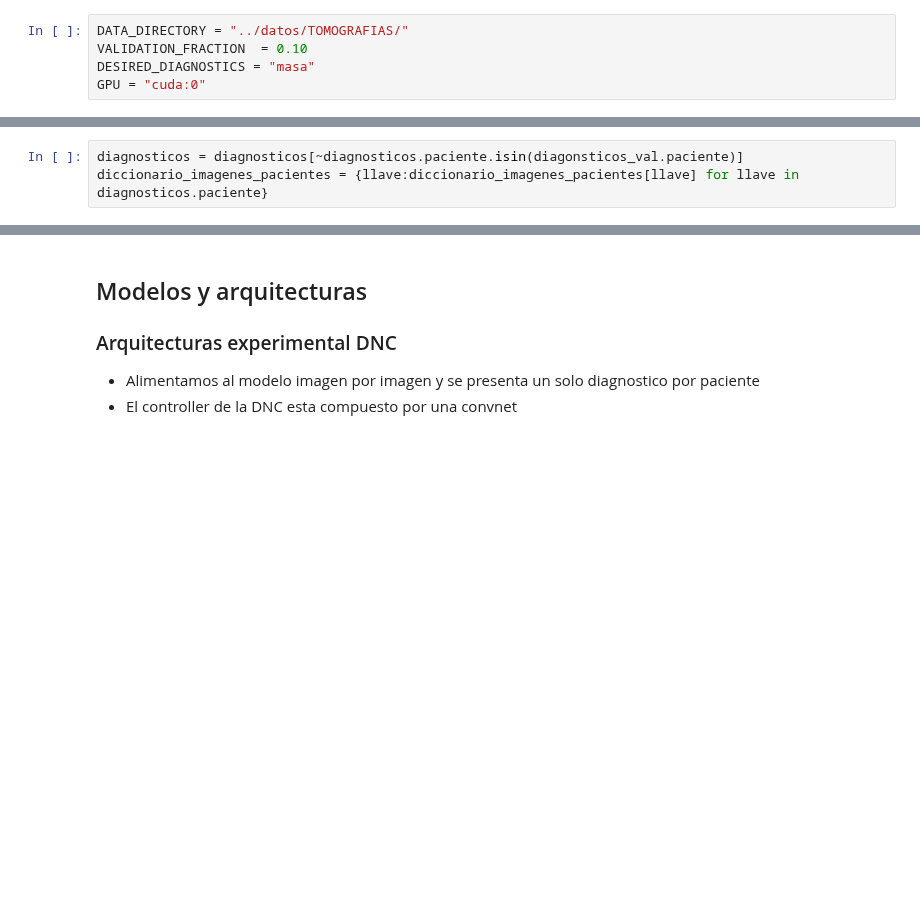
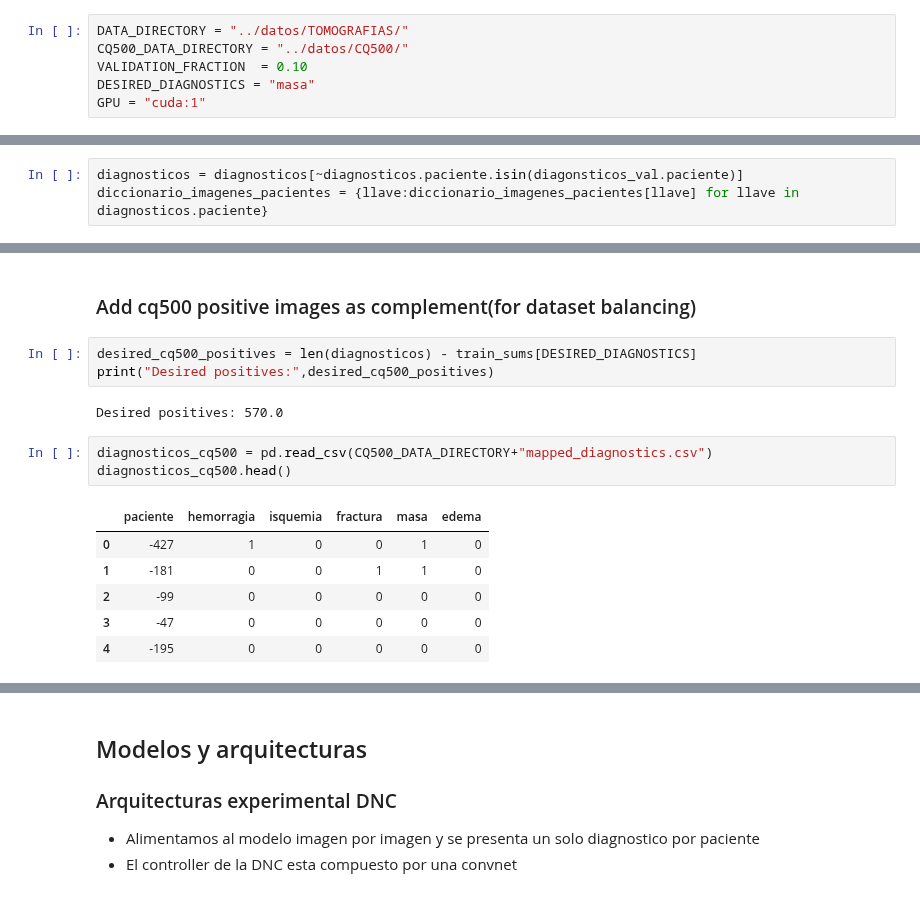
Before and after one commit to llealgt/postgrado_especializacion_investigacion_cientifica, a Jupyter notebook: proyecto/codigo/prototipos-masa.ipynb, the cells around one changed output, grey strips where cells are left out. Cells and saved outputs as stored; diff of their text form; blank space fills up the shorter version.

Commit message:
Underfitting on edema and added cq500 to masa

```diff
--- a/proyecto/codigo/prototipos-masa.ipynb
+++ b/proyecto/codigo/prototipos-masa.ipynb
@@ -29,9 +36,10 @@ MAX_PATIENTS = 800
 MINI_BATCH_SIZE = 16 #curently not used for mini batch split but for deciding when to do backward and zero grad
 # %%
 DATA_DIRECTORY = "../datos/TOMOGRAFIAS/"
+CQ500_DATA_DIRECTORY = "../datos/CQ500/"
 VALIDATION_FRACTION  = 0.10
 DESIRED_DIAGNOSTICS = "masa"
-GPU = "cuda:0"
+GPU = "cuda:1"
 # %%
 diagnosticos  = pd.read_excel(DATA_DIRECTORY+"RESUMEN TAC CEREBRALES.xlsx")
 nombres_diagnosticos = diagnosticos.columns[1:-1]
@@ -184 +192,18 @@ edema          5.0
 dtype: float64
+# %% [markdown]
+### Add cq500 positive images as complement(for dataset balancing)
+# %%
+desired_cq500_positives = len(diagnosticos) - train_sums[DESIRED_DIAGNOSTICS]
+print("Desired positives:",desired_cq500_positives)
+# %% [output]
+Desired positives: 570.0
+# %%
+diagnosticos_cq500 = pd.read_csv(CQ500_DATA_DIRECTORY+"mapped_diagnostics.csv")
+diagnosticos_cq500.head()
+# %% [output]
+|  | paciente | hemorragia | isquemia | fractura | masa | edema |
+| 0 | -427 | 1 | 0 | 0 | 1 | 0 |
+| 1 | -181 | 0 | 0 | 1 | 1 | 0 |
+| 2 | -99 | 0 | 0 | 0 | 0 | 0 |
+| 3 | -47 | 0 | 0 | 0 | 0 | 0 |
+| 4 | -195 | 0 | 0 | 0 | 0 | 0 |
```
Also changed, not shown: parts of 26 cells of this notebook, 1 other file.
